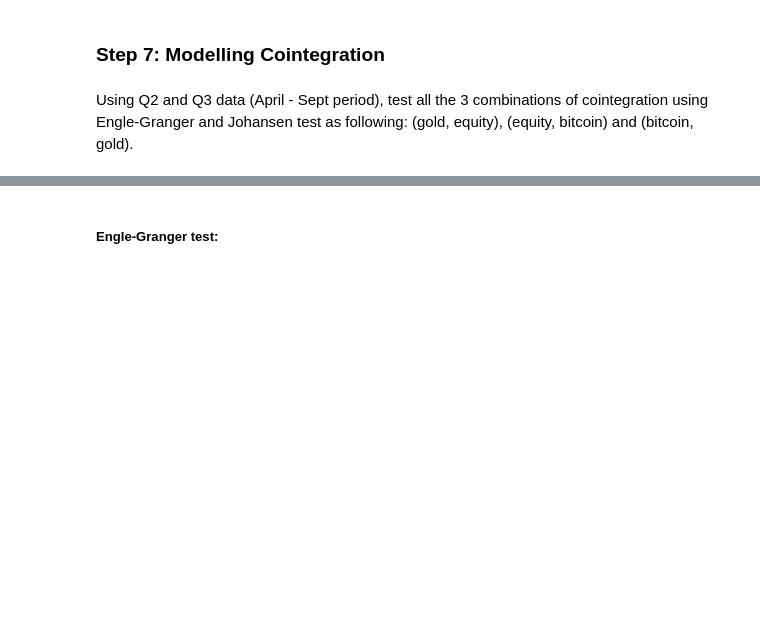
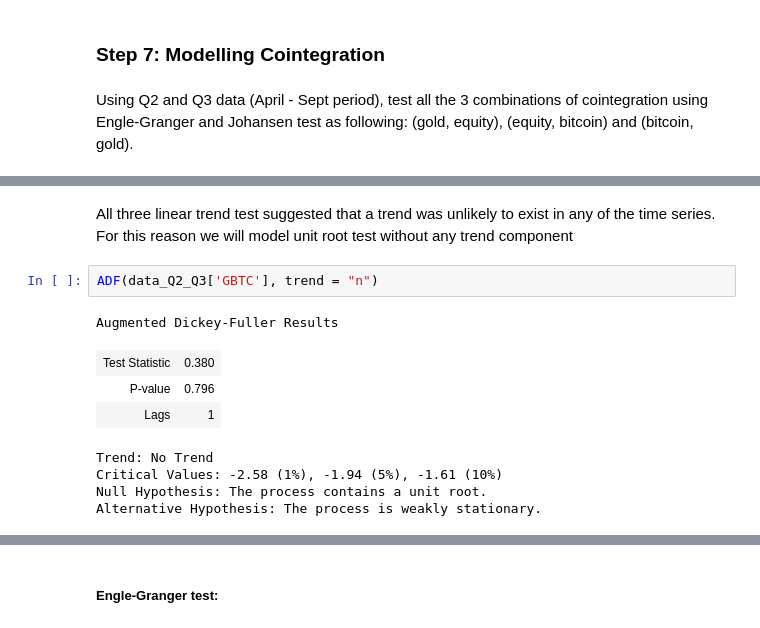
Before and after one commit to ngohienduong/WQU-Econ, a Jupyter notebook: W5.ipynb, the cells around one changed output, grey strips where cells are left out. Cells and saved outputs as stored; diff of their text form; blank space fills up the shorter version.

```diff
--- a/W5.ipynb
+++ b/W5.ipynb
@@ -461,0 +495,13 @@ data_Q2_Q3
+# %% [markdown]
+All three linear trend test suggested that a trend was unlikely to exist in any of the time series. For this reason we will model unit root test without any trend component
+# %%
+ADF(data_Q2_Q3['GBTC'], trend = "n")
+# %% [output]
+Augmented Dickey-Fuller Results
+| Test Statistic | 0.380 |
+| P-value | 0.796 |
+| Lags | 1 |
+Trend: No Trend
+Critical Values: -2.58 (1%), -1.94 (5%), -1.61 (10%)
+Null Hypothesis: The process contains a unit root.
+Alternative Hypothesis: The process is weakly stationary.
```
Also changed, not shown: parts of 41 cells of this notebook.
